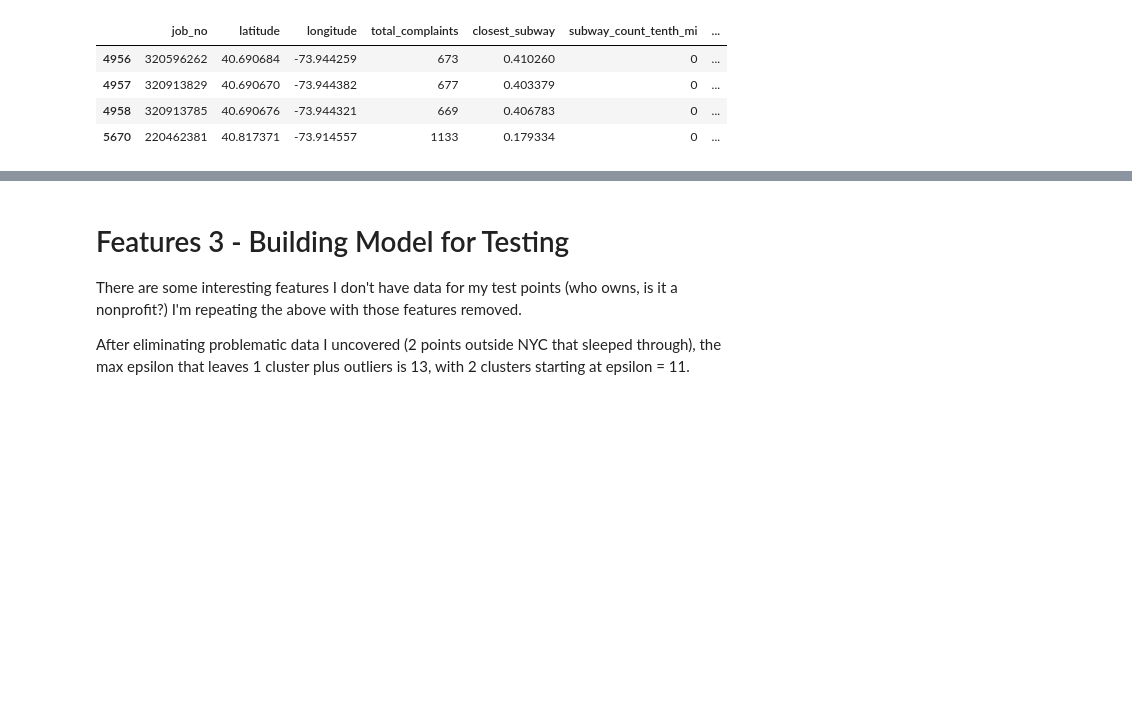
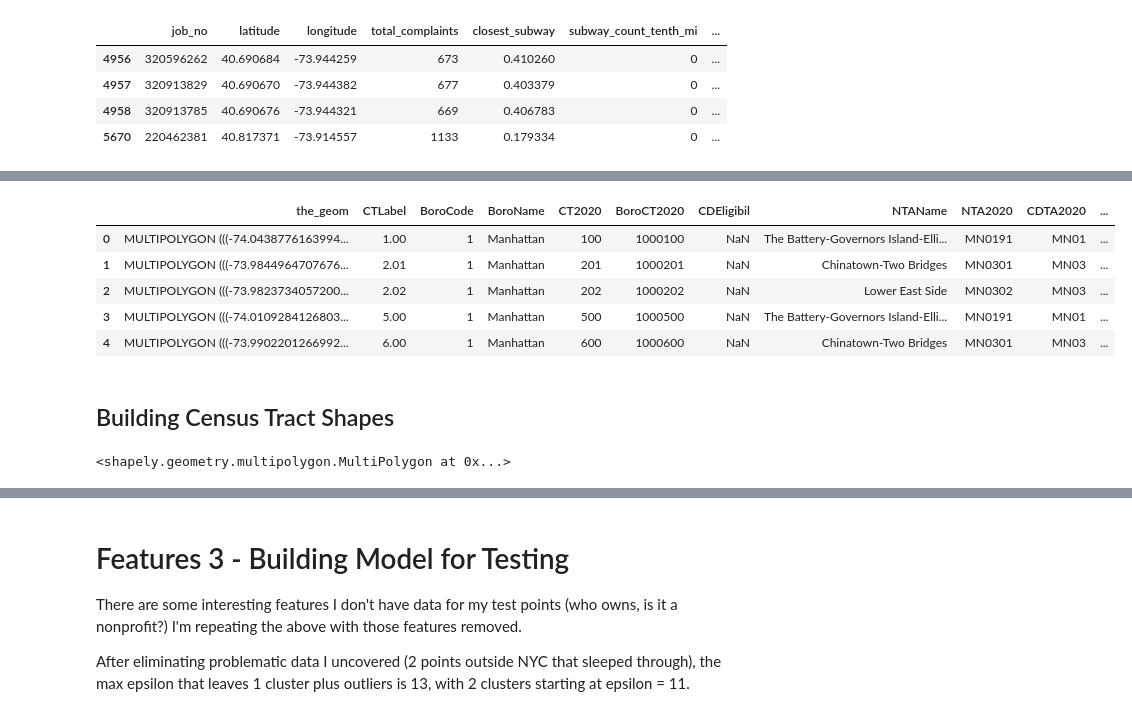
Before and after one commit to lmdunn/nycpermits, a Jupyter notebook: 04_modeling.ipynb, the cells around one changed output, grey strips where cells are left out. Cells and saved outputs as stored; diff of their text form; code cells hidden in the pictures; blank space fills up the shorter version.

```diff
--- a/04_modeling.ipynb
+++ b/04_modeling.ipynb
@@ -365,0 +1142,11 @@ def dbscan_predict(dbscan_model, X_new, metric=sp.spatial.distance.cosine):
+# %%
+census_tracts = pd.read_csv('../data_large_sets/2020_Census_Tracts_-_Tabular.csv')
+# %%
+census_tracts.head()
+# %% [output]
+|  | the_geom | CTLabel | BoroCode | BoroName | CT2020 | BoroCT2020 | CDEligibil | NTAName | NTA2020 | CDTA2020 | ... |
+| 0 | MULTIPOLYGON (((-74.0438776163994... | 1.00 | 1 | Manhattan | 100 | 1000100 | NaN | The Battery-Governors Island-Elli... | MN0191 | MN01 | ... |
+| 1 | MULTIPOLYGON (((-73.9844964707676... | 2.01 | 1 | Manhattan | 201 | 1000201 | NaN | Chinatown-Two Bridges | MN0301 | MN03 | ... |
+| 2 | MULTIPOLYGON (((-73.9823734057200... | 2.02 | 1 | Manhattan | 202 | 1000202 | NaN | Lower East Side | MN0302 | MN03 | ... |
+| 3 | MULTIPOLYGON (((-74.0109284126803... | 5.00 | 1 | Manhattan | 500 | 1000500 | NaN | The Battery-Governors Island-Elli... | MN0191 | MN01 | ... |
+| 4 | MULTIPOLYGON (((-73.9902201266992... | 6.00 | 1 | Manhattan | 600 | 1000600 | NaN | Chinatown-Two Bridges | MN0301 | MN03 | ... |
@@ -365,0 +1155,2 @@ def dbscan_predict(dbscan_model, X_new, metric=sp.spatial.distance.cosine):
+# %% [markdown]
+## Building Census Tract Shapes
@@ -365,0 +1167,4 @@ def dbscan_predict(dbscan_model, X_new, metric=sp.spatial.distance.cosine):
+# %%
+census_shapes[0]
+# %% [output]
+<shapely.geometry.multipolygon.MultiPolygon at 0x...>
```
Also changed, not shown: parts of 219 cells of this notebook, 14 other files.
